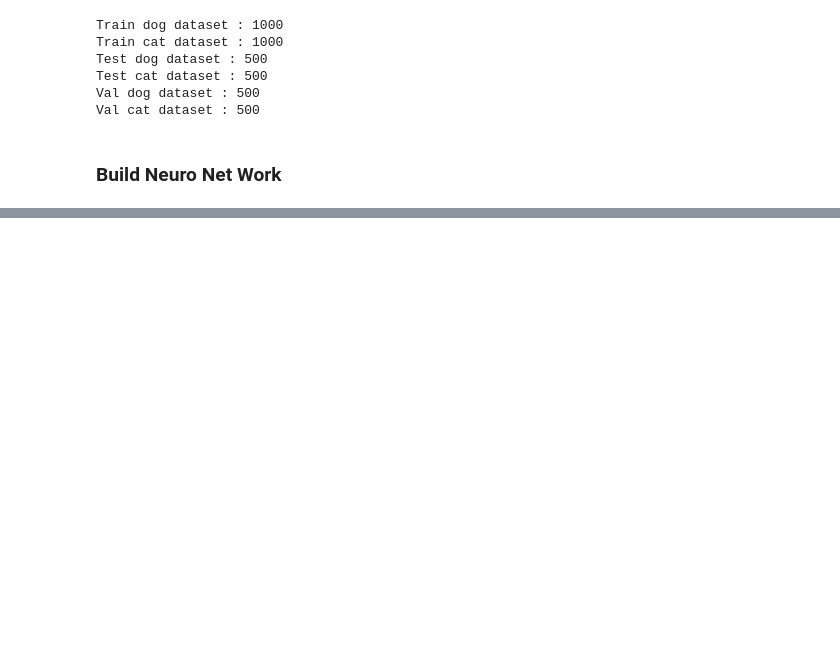
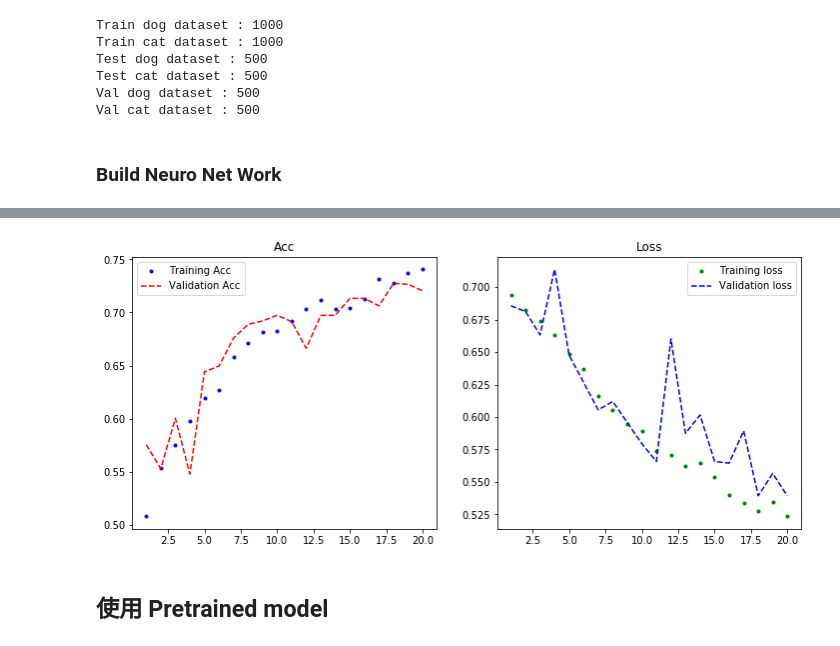
Before and after one commit to ChengYiLin/Deep_Learning_using_keras, a Jupyter notebook: 06_basic_computer_vision.ipynb, the cells around one changed output, grey strips where cells are left out. Saved outputs shown, nothing was run; the diff lists cells and outputs as text; code cells hidden in the pictures; blank space fills up the shorter version.

```diff
--- a/06_basic_computer_vision.ipynb
+++ b/06_basic_computer_vision.ipynb
@@ -249,0 +392,18 @@ model.compile(loss='binary_crossentropy',
+# %%
+model = models.Sequential()
+model.add(layers.Conv2D(filters=32, kernel_size=(3, 3), activation='relu', input_shape=(150, 150, 3)))
+model.add(layers.MaxPooling2D(2, 2))
+model.add(layers.Conv2D(filters=64, kernel_size=(3, 3), activation='relu'))
+model.add(layers.MaxPooling2D(2, 2))
+model.add(layers.Conv2D(filters=128, kernel_size=(3, 3), activation='relu'))
+model.add(layers.MaxPooling2D(2, 2))
+model.add(layers.Conv2D(filters=128, kernel_size=(3, 3), activation='relu'))
+model.add(layers.MaxPooling2D(2, 2))
+model.add(layers.Flatten())
+model.add(layers.Dropout(0.5))
+model.add(layers.Dense(512, activation='relu'))
+model.add(layers.Dense(1, activation='sigmoid'))
+
+model.compile(loss='binary_crossentropy',
+              optimizer=optimizers.RMSprop(lr=1e-4),
+              metrics=['acc'])
@@ -249,0 +456,30 @@ model.compile(loss='binary_crossentropy',
+# %%
+import matplotlib.pyplot as plt
+%matplotlib inline
+
+acc = history.history['acc']
+loss = history.history['loss']
+val_acc = history.history['val_acc']
+val_loss = history.history['val_loss']
+
+epochs = range(1, len(acc)+1)
+
+plt.figure(figsize=(12,5))
+
+plt.subplot(1,2,1)
+plt.title("Acc")
+plt.plot(epochs, acc, 'b.', label='Training Acc')
+plt.plot(epochs, val_acc, 'r--', label='Validation Acc')
+plt.legend()
+
+plt.subplot(1,2,2)
+plt.title("Loss")
+plt.plot(epochs, loss, 'g.', label='Training loss')
+plt.plot(epochs, val_loss, 'b--', label='Validation loss')
+plt.legend()
+
+plt.show()
+# %% [output]
+[figure, added]
+# %% [markdown]
+## **使用 Pretrained model**
```
Also changed, not shown: parts of 18 cells of this notebook, 3 other files.
